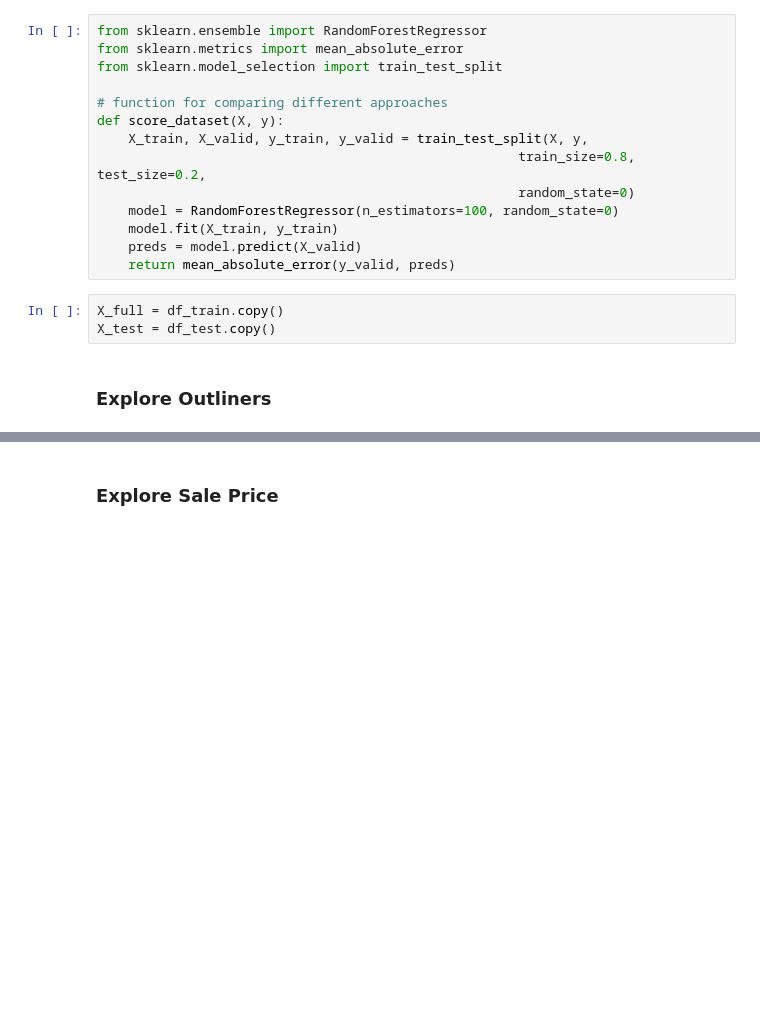
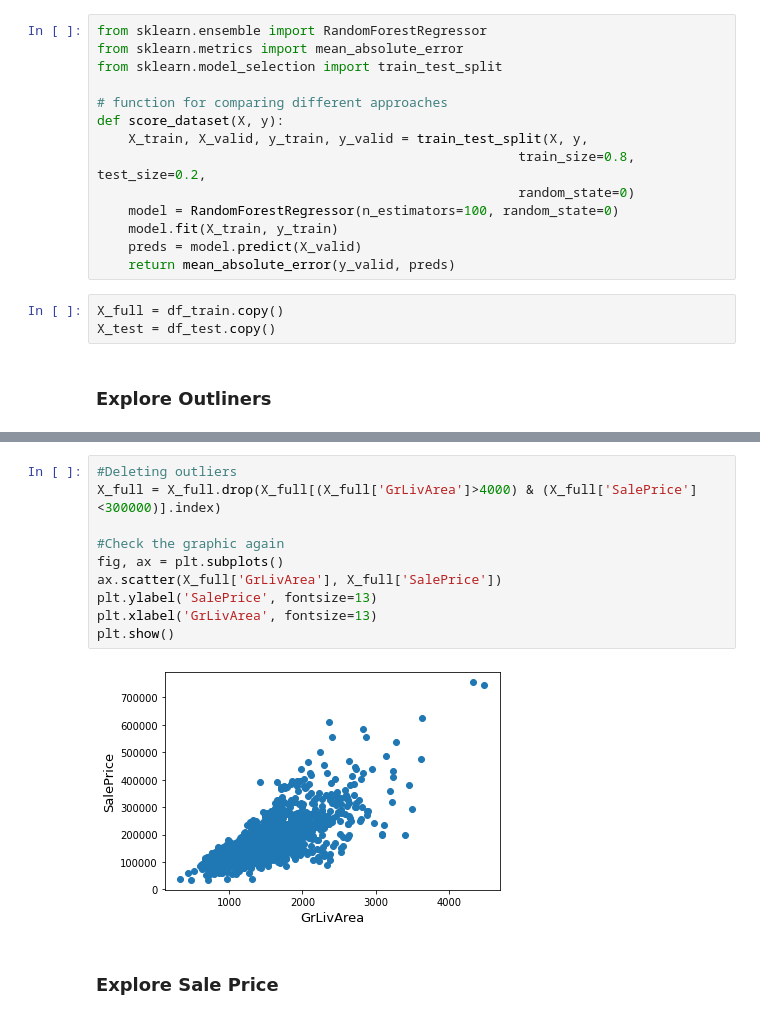
Before and after one commit to dorothyynwong/mario_kart_8_best, a Jupyter notebook: housing-prices-competition-20220411.ipynb, the cells around one changed output, grey strips where cells are left out. Cells and saved outputs as stored; diff of their text form; blank space fills up the shorter version.

```diff
--- a/housing-prices-competition-20220411.ipynb
+++ b/housing-prices-competition-20220411.ipynb
@@ -53,2 +64,14 @@ X_test = df_test.copy()
+# %%
+#Deleting outliers
+X_full = X_full.drop(X_full[(X_full['GrLivArea']>4000) & (X_full['SalePrice']<300000)].index)
+
+#Check the graphic again
+fig, ax = plt.subplots()
+ax.scatter(X_full['GrLivArea'], X_full['SalePrice'])
+plt.ylabel('SalePrice', fontsize=13)
+plt.xlabel('GrLivArea', fontsize=13)
+plt.show()
+# %% [output]
+[figure, added]
 # %% [markdown]
 ### Explore Sale Price
```
Also changed, not shown: parts of 13 cells of this notebook.
